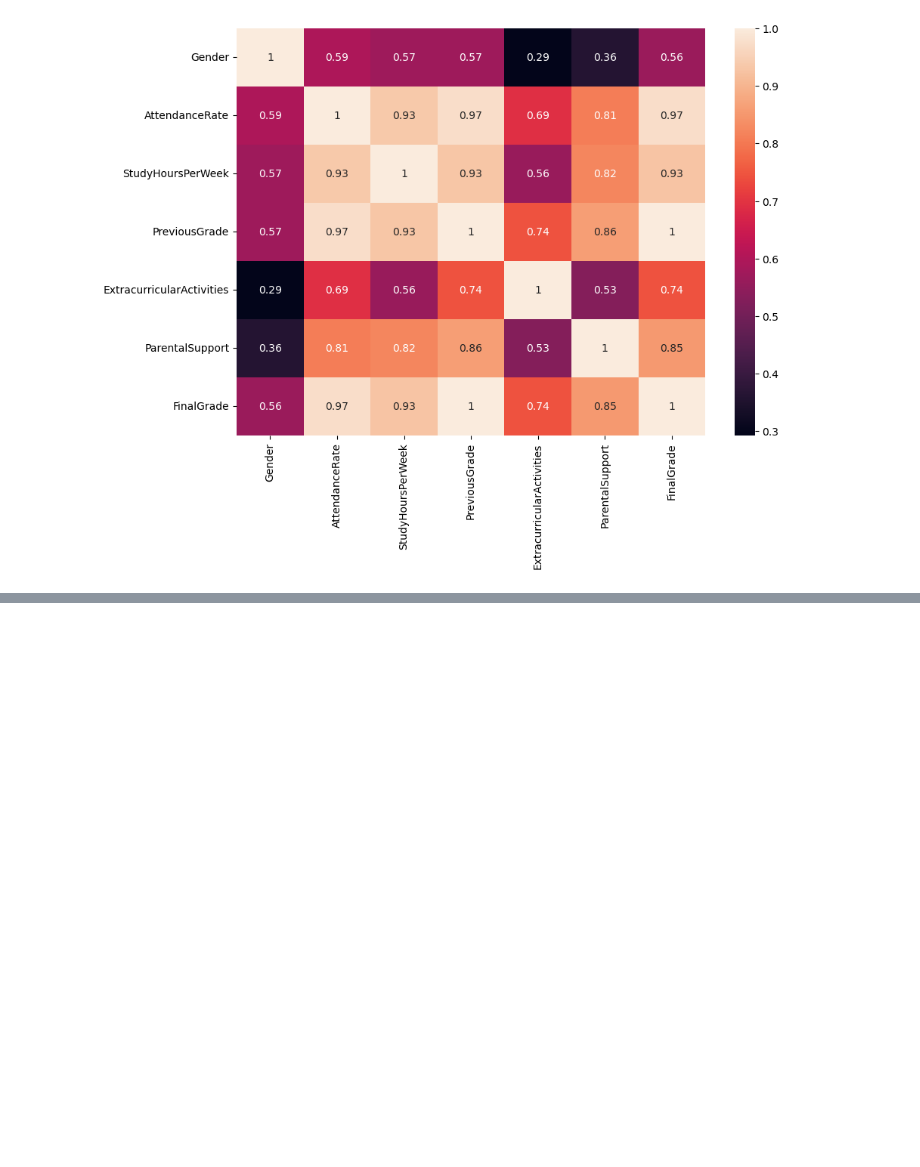
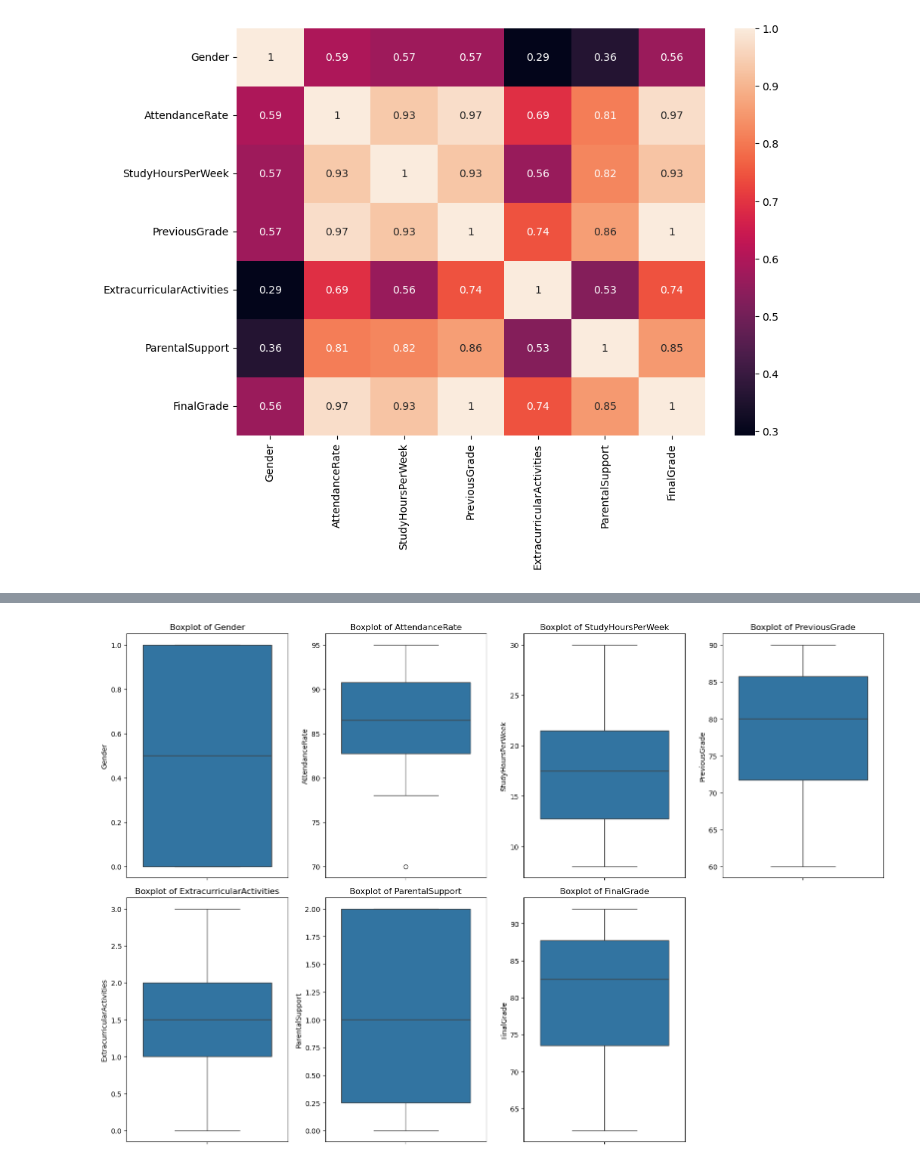
Before and after one commit to MaukanMir/Student-Performance-Predictions, a Jupyter notebook: training.ipynb, the cells around one changed output, grey strips where cells are left out. Cells and saved outputs as stored; diff of their text form; code cells hidden in the pictures; blank space fills up the shorter version.

```diff
--- a/training.ipynb
+++ b/training.ipynb
@@ -79,0 +78,4 @@ sns.heatmap(data=relations, annot=True)
+# %%
+plot_distribution(new_df, "box")
+# %% [output]
+[figure, added]
```
Also changed, not shown: parts of 3 cells of this notebook.
